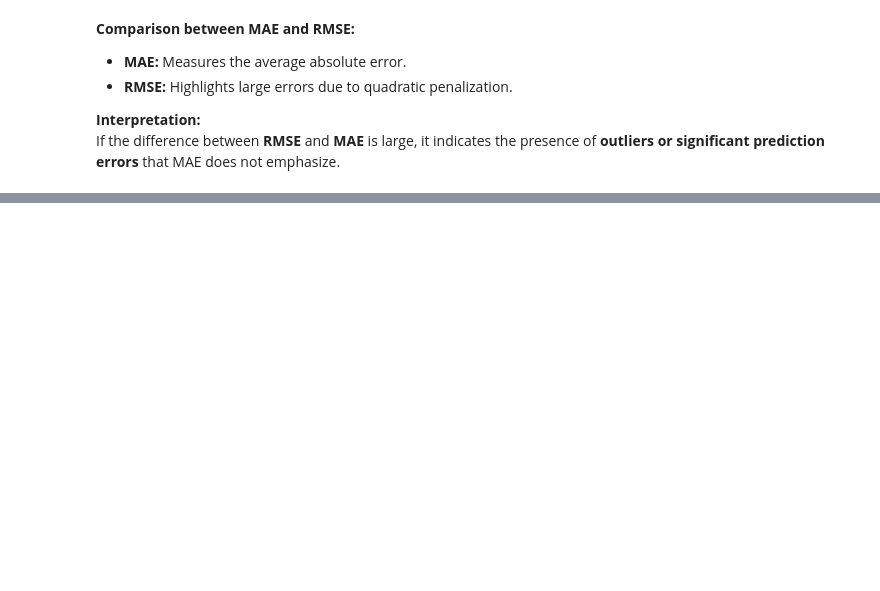
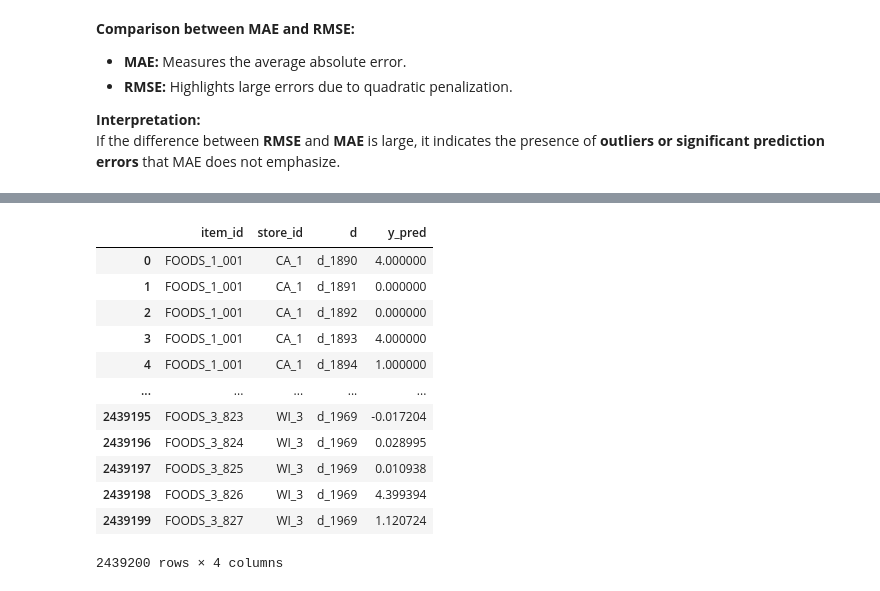
Before and after one commit to leandrobmarinho/DS-CaseStudy-SalesForecast, a Jupyter notebook: notebooks/pipeline_forecasting.ipynb, the cells around one changed output, grey strips where cells are left out. Saved outputs shown, nothing was run; the diff lists cells and outputs as text; code cells hidden in the pictures; blank space fills up the shorter version.

```diff
--- a/notebooks/pipeline_forecasting.ipynb
+++ b/notebooks/pipeline_forecasting.ipynb
@@ -351,0 +457,18 @@ If the difference between **RMSE** and **MAE** is large, it indicates the presen
+# %%
+data = data[['item_id', 'store_id', 'd', 'y']]
+data.rename(columns={"y": "y_pred"}, inplace=True)
+data
+# %% [output]
+|  | item_id | store_id | d | y_pred |
+| 0 | FOODS_1_001 | CA_1 | d_1890 | 4.000000 |
+| 1 | FOODS_1_001 | CA_1 | d_1891 | 0.000000 |
+| 2 | FOODS_1_001 | CA_1 | d_1892 | 0.000000 |
+| 3 | FOODS_1_001 | CA_1 | d_1893 | 4.000000 |
+| 4 | FOODS_1_001 | CA_1 | d_1894 | 1.000000 |
+| ... | ... | ... | ... | ... |
+| 2439195 | FOODS_3_823 | WI_3 | d_1969 | -0.017204 |
+| 2439196 | FOODS_3_824 | WI_3 | d_1969 | 0.028995 |
+| 2439197 | FOODS_3_825 | WI_3 | d_1969 | 0.010938 |
+| 2439198 | FOODS_3_826 | WI_3 | d_1969 | 4.399394 |
+| 2439199 | FOODS_3_827 | WI_3 | d_1969 | 1.120724 |
+2439200 rows × 4 columns
```
Also changed, not shown: parts of 22 cells of this notebook, 2 other files.
